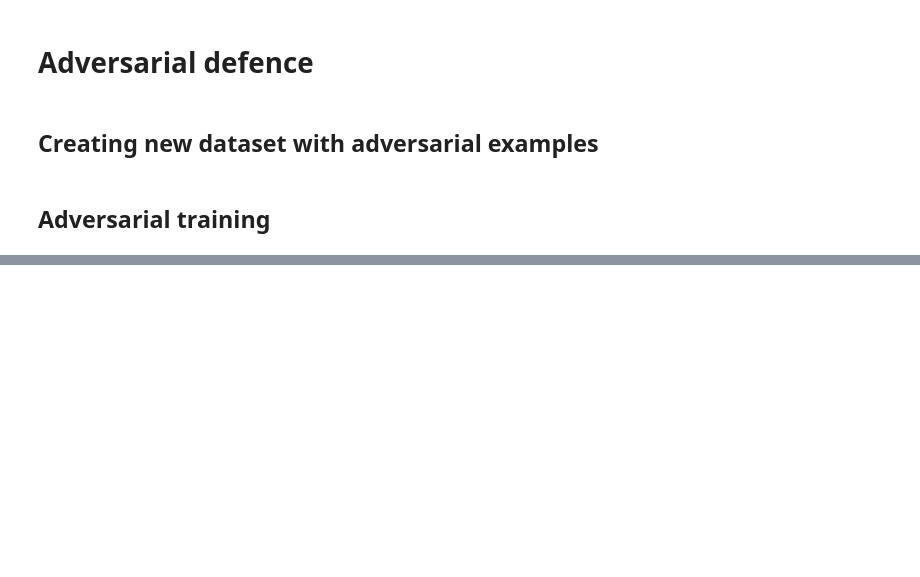
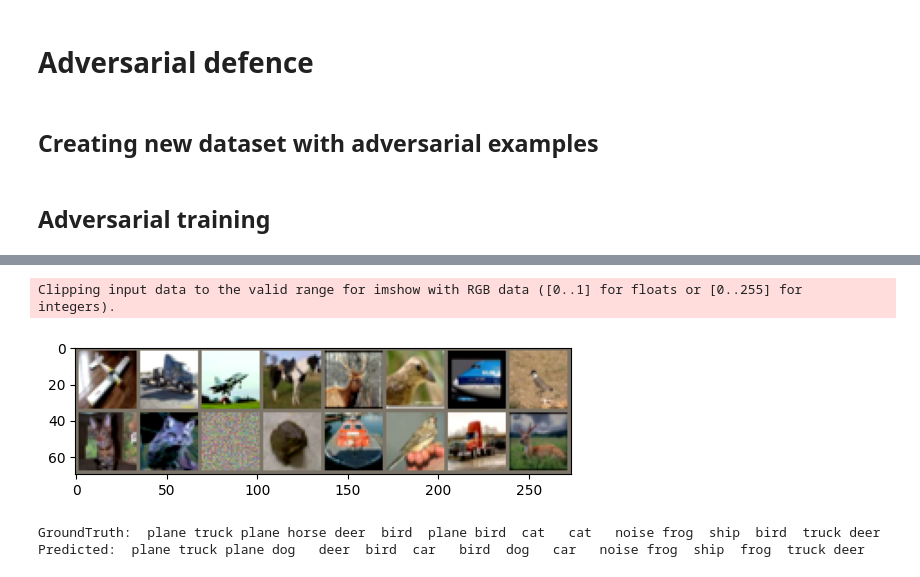
Before and after one commit to Rauyolo/Deep-Learning-course, a Jupyter notebook: Project/main.ipynb, the cells around one changed output, grey strips where cells are left out. Drawn from its saved outputs; the diff is of its cells as text; code cells hidden in the pictures; blank space fills up the shorter version.

```diff
--- a/Project/main.ipynb
+++ b/Project/main.ipynb
@@ -579,5 +559,5 @@ combined_dataloader_test = DataLoader(combined_dataset_test, batch_size=batch_si
 # %%
 # MobileNetV2 needs to be trained now on 11 classes
 # %%
-classes_adversarial = classes = ('plane', 'car', 'bird', 'cat',
-           'deer', 'dog', 'frog', 'horse', 'ship', 'truck', 'noise')
+classes_adv = ('plane', 'car', 'bird', 'cat',
+           'deer', 'dog', 'frog', 'horse', 'ship', 'truck', 'generated')
@@ -596,0 +564,4 @@ print(model)
+# %%
+model_adv = load_model(classes_adv)
+model_adv.to(device)
+print(model_adv)
@@ -647,0 +591,2 @@ for epoch in range(0,200):
+# %%
+train_model(model_adv, combined_dataloader_train, combined_dataloader_test, 'adversarial_weights')
@@ -647,0 +611,5 @@ for epoch in range(0,200):
+# %%
+model_adv = load_weights(classes_adv, model_adv, 'adversarial_weights')
+model_adv.to(device)
+# sets the module in eval node
+model_adv.eval()
@@ -647,0 +636,7 @@ for epoch in range(0,200):
+# %%
+show_examples(classes_adv, combined_dataloader_test, model_adv)
+# %% [output]
+Clipping input data to the valid range for imshow with RGB data ([0..1] for floats or [0..255] for integers).
+[figure, added]
+GroundTruth:  plane truck plane horse deer  bird  plane bird  cat   cat   noise frog  ship  bird  truck deer
+Predicted:  plane truck plane dog   deer  bird  car   bird  dog   car   noise frog  ship  frog  truck deer
```
Also changed, not shown: parts of 37 cells of this notebook, 2 other files.
